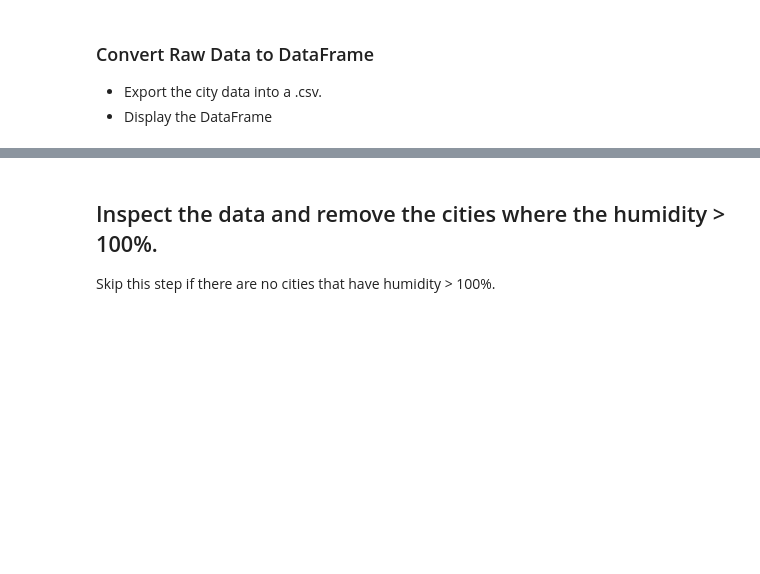
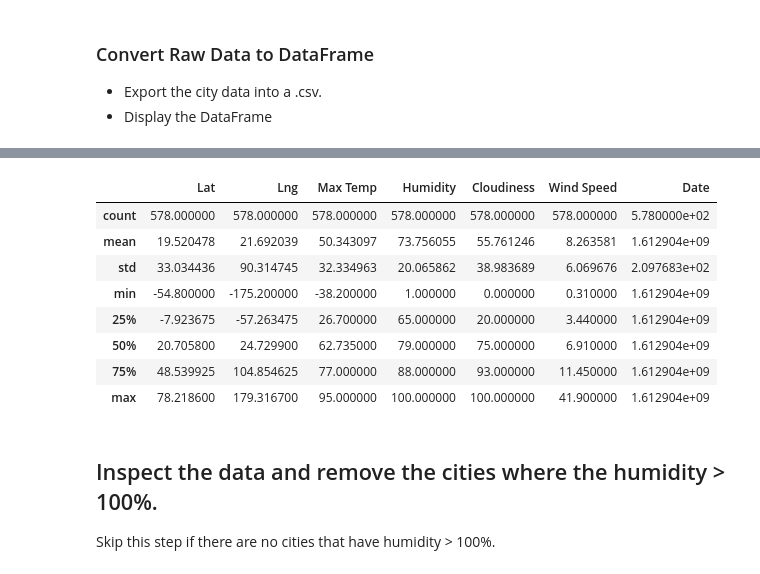
Before and after one commit to JonWeber0328/python-api-challenge, a Jupyter notebook: WeatherPy/WeatherPy.ipynb, the cells around one changed output, grey strips where cells are left out. Drawn from its saved outputs; the diff is of its cells as text; code cells hidden in the pictures; blank space fills up the shorter version.

Commit message:
Added reduced dataframe with .describe function.

```diff
--- a/WeatherPy/WeatherPy.ipynb
+++ b/WeatherPy/WeatherPy.ipynb
@@ -173,3 +161,19 @@ AttributeError: 'NoneType' object has no attribute 'head'
+# %%
+# Reduce the DataFrame and analize
+reduced_cities_df = cities_df.drop(columns=['City', 'Country'])
+
+#reduced_cities_df.agg(['count', 'mean', 'std', 'min', 'max']).head()
+reduced_cities_df.describe(percentiles=[0.25, 0.5, 0.75]).head(10)
+# %% [output]
+|  | Lat | Lng | Max Temp | Humidity | Cloudiness | Wind Speed | Date |
+| count | 578.000000 | 578.000000 | 578.000000 | 578.000000 | 578.000000 | 578.000000 | 5.780000e+02 |
+| mean | 19.520478 | 21.692039 | 50.343097 | 73.756055 | 55.761246 | 8.263581 | 1.612904e+09 |
+| std | 33.034436 | 90.314745 | 32.334963 | 20.065862 | 38.983689 | 6.069676 | 2.097683e+02 |
+| min | -54.800000 | -175.200000 | -38.200000 | 1.000000 | 0.000000 | 0.310000 | 1.612904e+09 |
+| 25% | -7.923675 | -57.263475 | 26.700000 | 65.000000 | 20.000000 | 3.440000 | 1.612904e+09 |
+| 50% | 20.705800 | 24.729900 | 62.735000 | 79.000000 | 75.000000 | 6.910000 | 1.612904e+09 |
+| 75% | 48.539925 | 104.854625 | 77.000000 | 88.000000 | 93.000000 | 11.450000 | 1.612904e+09 |
+| max | 78.218600 | 179.316700 | 95.000000 | 100.000000 | 100.000000 | 41.900000 | 1.612904e+09 |
 # %% [markdown]
 ## Inspect the data and remove the cities where the humidity > 100%.
 
```
Also changed, not shown: parts of 1 cell of this notebook.
